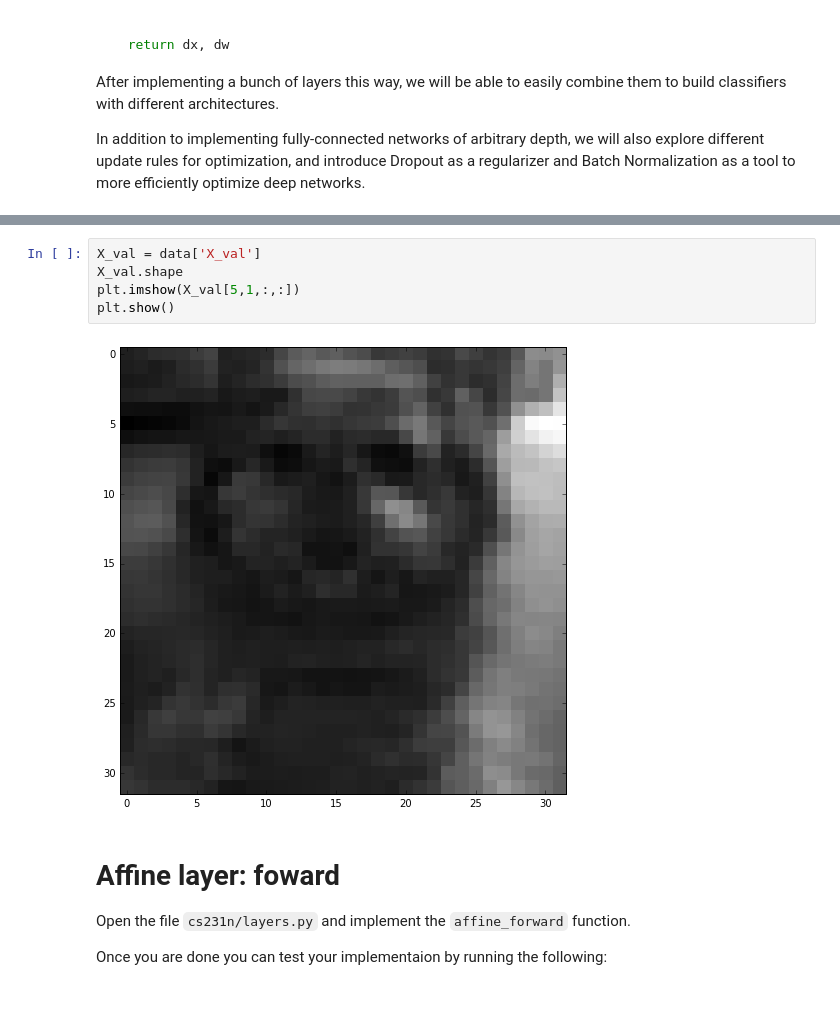
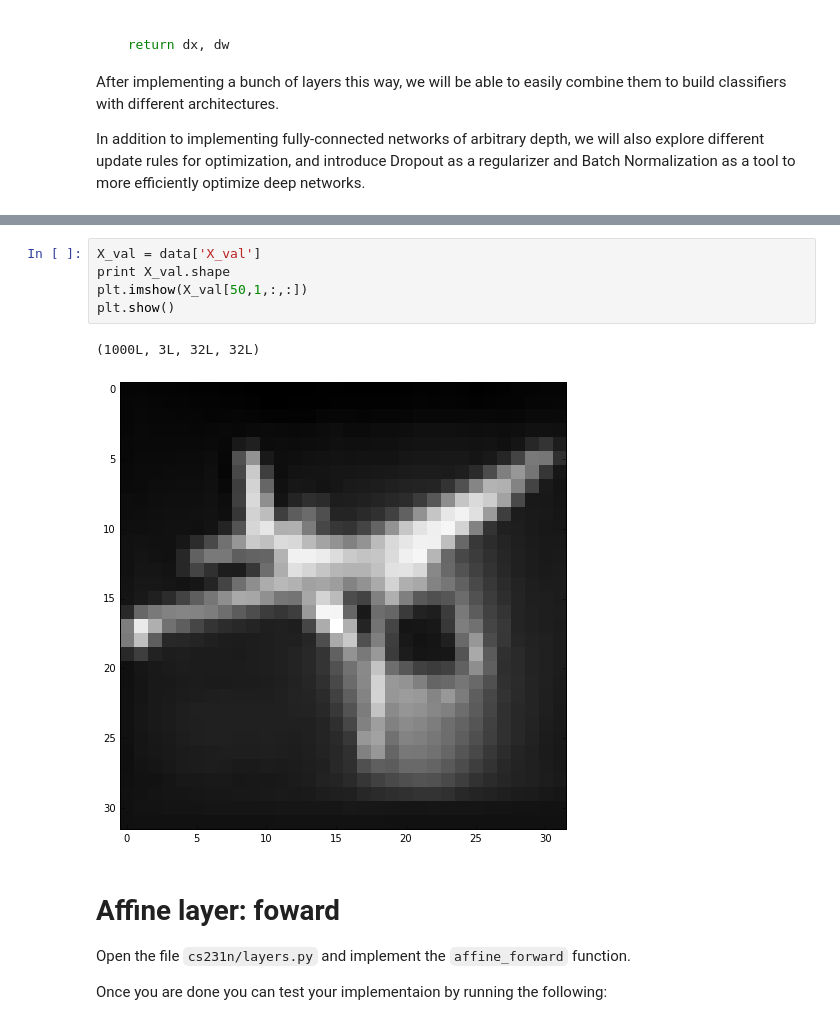
Before and after one commit to shengshuyang/StanfordCNNClass, a Jupyter notebook: assignment2/FullyConnectedNets.ipynb, the cells around one changed output, grey strips where cells are left out. Cells and saved outputs as stored; diff of their text form.

```diff
--- a/assignment2/FullyConnectedNets.ipynb
+++ b/assignment2/FullyConnectedNets.ipynb
@@ -78,10 +81,11 @@ y_test:  (1000,)
 # %%
 X_val = data['X_val']
-X_val.shape
-plt.imshow(X_val[5,1,:,:])
+print X_val.shape
+plt.imshow(X_val[50,1,:,:])
 plt.show()
 # %% [output]
+(1000L, 3L, 32L, 32L)
-[figure, old version]
+[figure, new version]
 # %% [markdown]
 # Affine layer: foward
 Open the file `cs231n/layers.py` and implement the `affine_forward` function.
```
Also changed, not shown: parts of 11 cells of this notebook, 3 other files.
